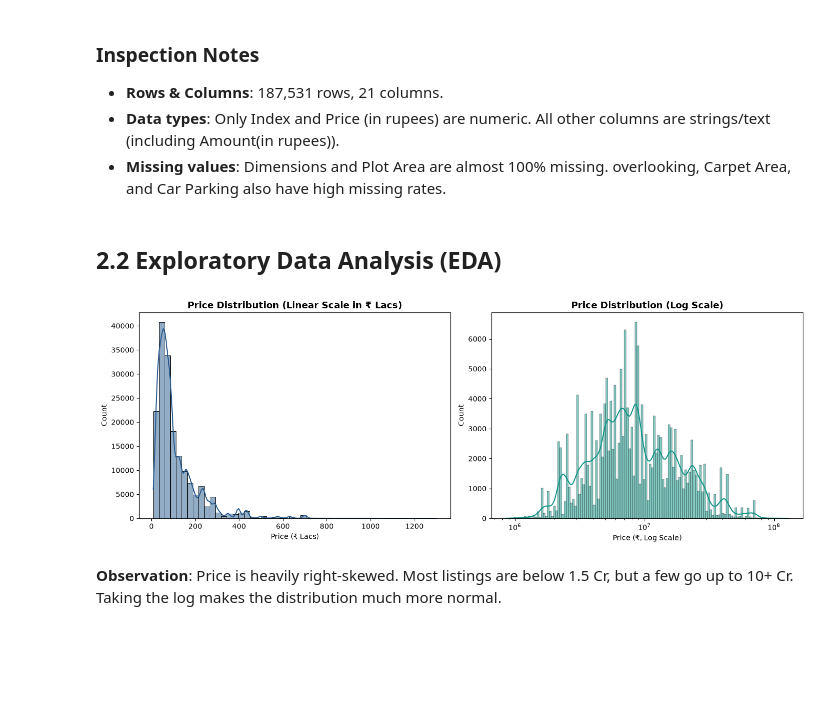
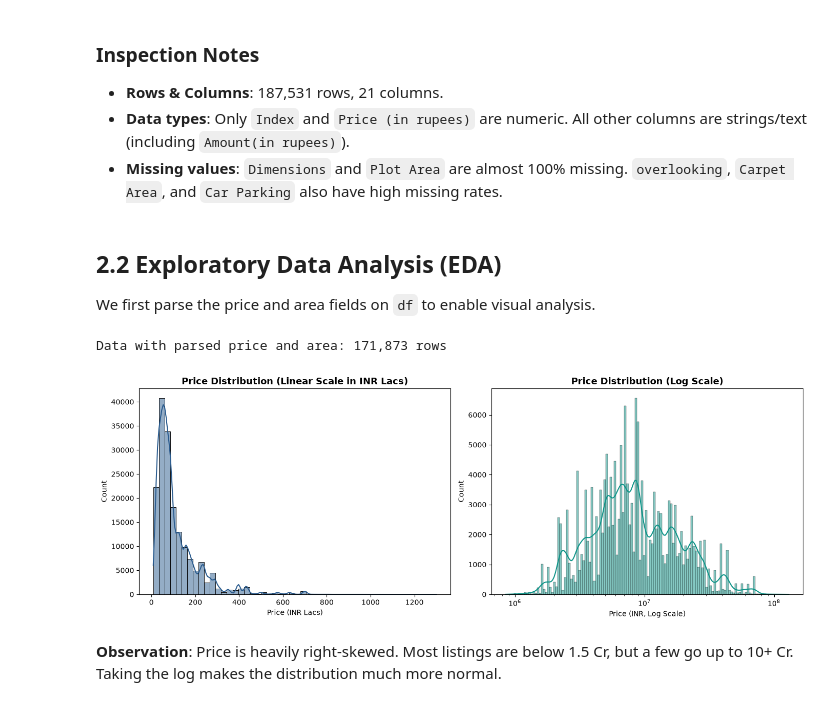
Before and after one commit to mahmoud738738/House-Price-Prediction-ML, a Jupyter notebook: notebooks/house_price_model.ipynb, the cells around one changed output. Cells and saved outputs as stored; diff of their text form; code cells hidden in the pictures; blank space fills up the shorter version.

```diff
--- a/notebooks/house_price_model.ipynb
+++ b/notebooks/house_price_model.ipynb
@@ -96,26 +96,73 @@ Transaction            0.04
 # %% [markdown]
 ### Inspection Notes
 - **Rows & Columns**: 187,531 rows, 21 columns.
-- **Data types**: Only Index and Price (in rupees) are numeric. All other columns are strings/text (including Amount(in rupees)).
-- **Missing values**: Dimensions and Plot Area are almost 100% missing. overlooking, Carpet Area, and Car Parking also have high missing rates.
+- **Data types**: Only `Index` and `Price (in rupees)` are numeric. All other columns are strings/text (including `Amount(in rupees)`).
+- **Missing values**: `Dimensions` and `Plot Area` are almost 100% missing. `overlooking`, `Carpet Area`, and `Car Parking` also have high missing rates.
 # %% [markdown]
 ## 2.2 Exploratory Data Analysis (EDA)
+
+We first parse the price and area fields on `df` to enable visual analysis.
+# %%
+# Parse price and area on df for EDA
+def parse_amount(x):
+    if not isinstance(x, str): return None
+    x = x.strip().lower()
+    try:
+        if "lac" in x: return float(x.replace("lac", "").strip()) * 1e5
+        if "cr" in x: return float(x.replace("cr", "").strip()) * 1e7
+        return float(x.replace(",", ""))
+    except ValueError: return None
+
+df["price_clean"] = df["Amount(in rupees)"].apply(parse_amount)
+df = df.dropna(subset=["price_clean"])
+
+def parse_area(val):
+    if not isinstance(val, str): return np.nan
+    val = val.strip().lower()
+    m = re.search(r'([\d\.]+)\s*([a-z]+)?', val)
+    if not m: return np.nan
+    try: num = float(m.group(1))
+    except ValueError: return np.nan
+    unit = m.group(2) if m.group(2) else "sqft"
+    if "sqm" in unit: return num * 10.764
+    elif "sqyrd" in unit: return num * 9.0
+    elif "acre" in unit: return num * 43560.0
+    return num
+
+carpet = df["Carpet Area"].apply(parse_area)
+super_a = df["Super Area"].apply(parse_area)
+df["carpet_area_sqft"] = carpet.fillna(super_a)
+df = df.dropna(subset=["carpet_area_sqft"])
+
+# Pre-filter extreme outliers and prepare columns for EDA
+df["price_per_sqft"] = df["price_clean"] / df["carpet_area_sqft"]
+p1, p99 = df["price_per_sqft"].quantile(0.01), df["price_per_sqft"].quantile(0.99)
+a1, a99 = df["carpet_area_sqft"].quantile(0.01), df["carpet_area_sqft"].quantile(0.99)
+df = df[(df["price_per_sqft"] >= p1) & (df["price_per_sqft"] <= p99) & (df["carpet_area_sqft"] >= a1) & (df["carpet_area_sqft"] <= a99)]
+
+df["Furnishing"] = df["Furnishing"].fillna("Semi-Furnished").astype(str).str.strip()
+df["location"] = df["location"].astype(str).str.strip().str.lower()
+df["bathroom"] = pd.to_numeric(df["Bathroom"].astype(str).str.extract(r'(\d+)')[0], errors="coerce").fillna(1).astype(int)
+
+print(f"Data ready for EDA: {df.shape[0]:,} rows")
+# %% [output]
+Data with parsed price and area: 171,873 rows
 # %%
 # Plot 1: Distribution of the target price (linear vs log scale)
 fig, ax = plt.subplots(1, 2, figsize=(14, 5))
-sns.histplot(df_eda["price_clean"] / 1e5, bins=50, kde=True, ax=ax[0], color="#2b5c8f")
-ax[0].set_title("Price Distribution (Linear Scale in ₹ Lacs)", fontsize=13, fontweight='bold')
-ax[0].set_xlabel("Price (₹ Lacs)")
+sns.histplot(df["price_clean"] / 1e5, bins=50, kde=True, ax=ax[0], color="#2b5c8f")
+ax[0].set_title("Price Distribution (Linear Scale in INR Lacs)", fontsize=13, fontweight='bold')
+ax[0].set_xlabel("Price (INR Lacs)")
 ax[0].set_ylabel("Count")
 
-sns.histplot(df_eda["price_clean"], log_scale=True, kde=True, ax=ax[1], color="#0d9488")
+sns.histplot(df["price_clean"], log_scale=True, kde=True, ax=ax[1], color="#0d9488")
 ax[1].set_title("Price Distribution (Log Scale)", fontsize=13, fontweight='bold')
-ax[1].set_xlabel("Price (₹, Log Scale)")
+ax[1].set_xlabel("Price (INR, Log Scale)")
 ax[1].set_ylabel("Count")
 plt.tight_layout()
 plt.show()
 # %% [output]
-[figure, old version]
+[figure, new version]
 # %% [markdown]
 **Observation**: Price is heavily right-skewed. Most listings are below 1.5 Cr, but a few go up to 10+ Cr. Taking the log makes the distribution much more normal.
 # %%
```
Also changed, not shown: parts of 17 cells of this notebook, 1 other file.
